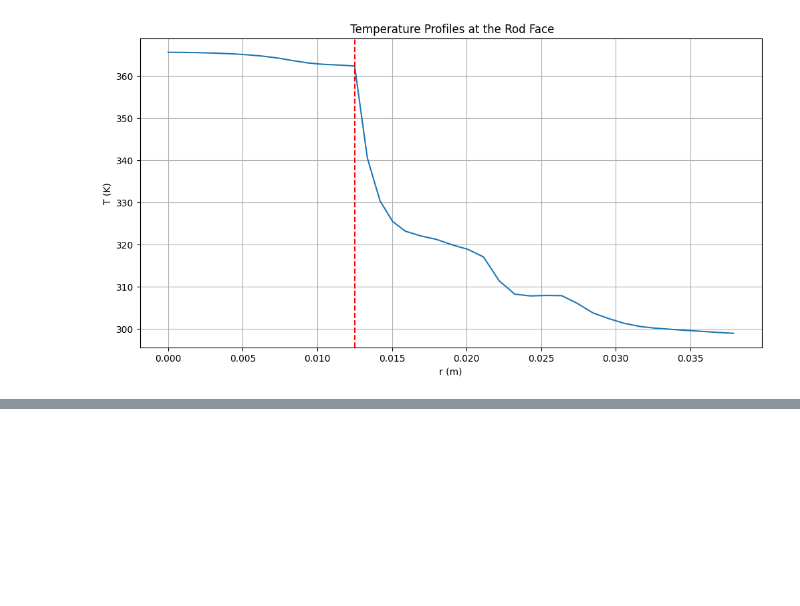
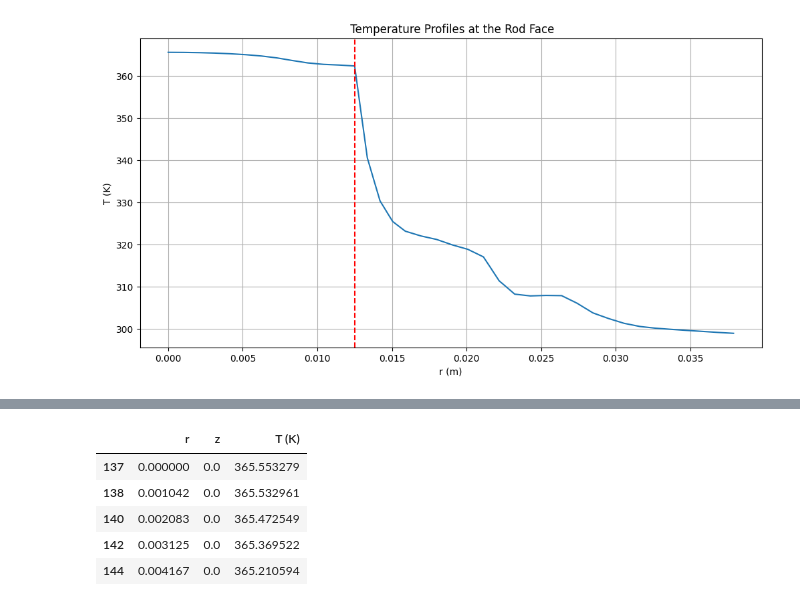
Before and after one commit to rahilisashaik/cbe154, a Jupyter notebook: heat-transfer-2/HT_data_analysis.ipynb, the cells around one changed output, grey strips where cells are left out. Drawn from its saved outputs; the diff is of its cells as text; code cells hidden in the pictures; blank space fills up the shorter version.

```diff
--- a/heat-transfer-2/HT_data_analysis.ipynb
+++ b/heat-transfer-2/HT_data_analysis.ipynb
@@ -666,0 +630,9 @@ These don't make too much sense either, what we should try is partitioning the s
+# %%
+rod_face_1.head()
+# %% [output]
+|  | r | z | T (K) |
+| 137 | 0.000000 | 0.0 | 365.553279 |
+| 138 | 0.001042 | 0.0 | 365.532961 |
+| 140 | 0.002083 | 0.0 | 365.472549 |
+| 142 | 0.003125 | 0.0 | 365.369522 |
+| 144 | 0.004167 | 0.0 | 365.210594 |
```
Also changed, not shown: parts of 20 cells of this notebook.
